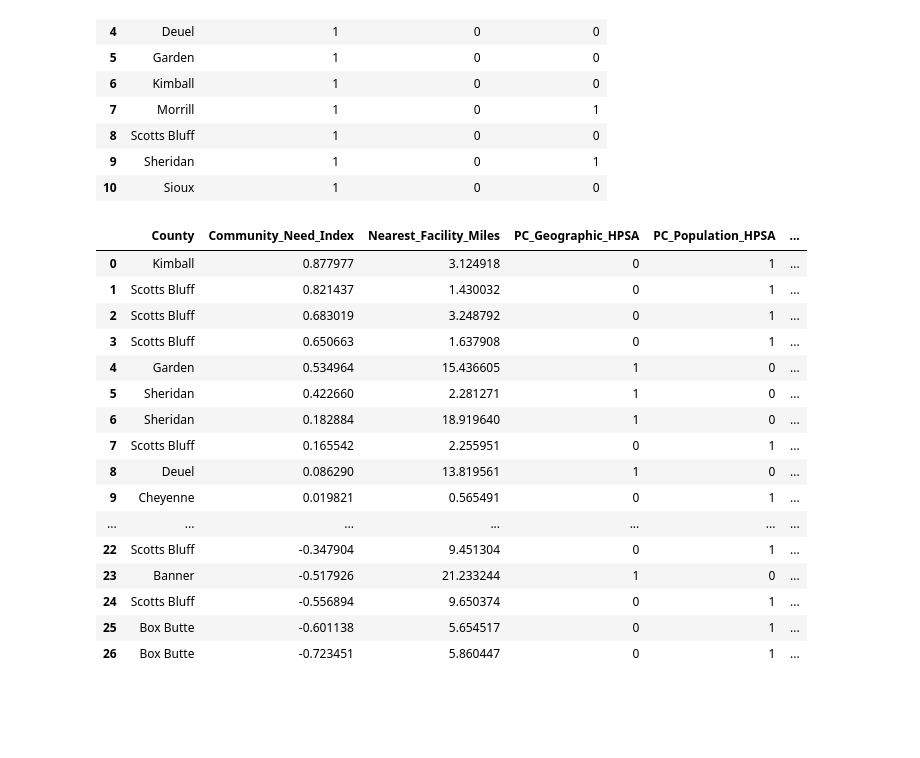
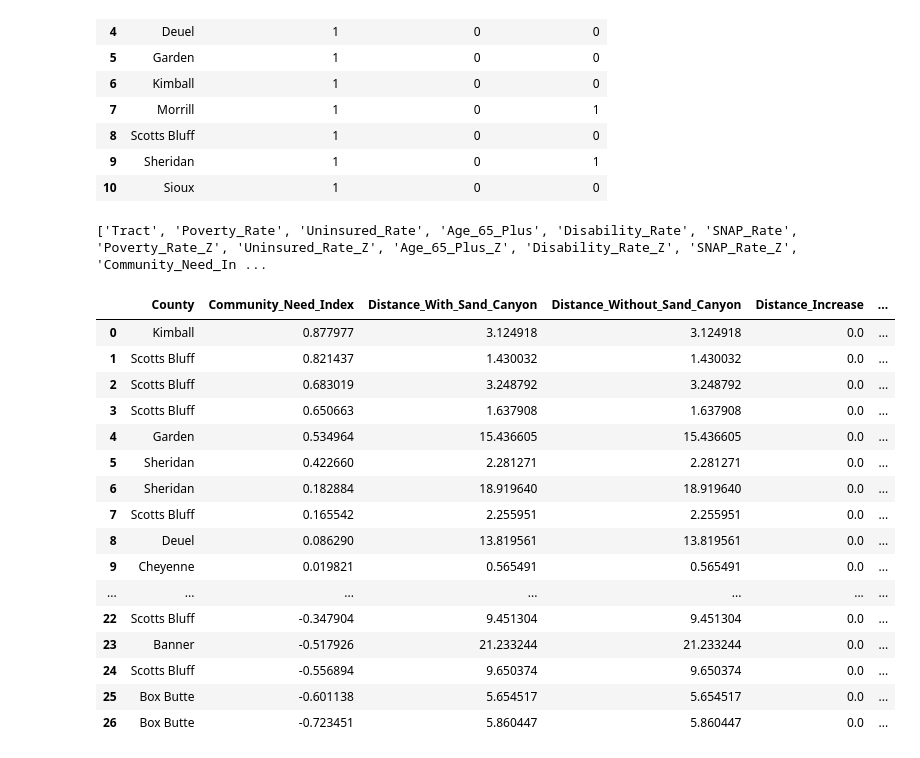
Before and after one commit to sck2189985/sand-canyon-project, a Jupyter notebook: Distance_calc_code.ipynb, the cells around one changed output. Saved outputs shown, nothing was run; the diff lists cells and outputs as text; code cells hidden in the pictures; blank space fills up the shorter version.

```diff
--- a/Distance_calc_code.ipynb
+++ b/Distance_calc_code.ipynb
@@ -80,14 +162,28 @@ tracts.to_csv("Agg Data FINAL/Panhandle_Tract_Facility_Distances.csv",index=Fals
 # %%
+
 # create matching tract descriptions using the GEOIDs
 tracts["Tract_Number"] = (tracts["Tract_GEOID"].astype(str).str[-6:].astype(int) // 100)
-
 tracts["Tract"] = ("Census Tract " + tracts["Tract_Number"].astype(str) + "; " + tracts["County"].str.title() + " County; Nebraska")
 
 # combine community need and facility distances
-project_data = acs_need.merge(tracts[["Tract", "Tract_GEOID", "Nearest_Facility_Miles"]],on="Tract",how="left")
+project_data = acs_need.merge(tracts[[
+        "Tract",
+        "Tract_GEOID",
+        "Distance_With_Sand_Canyon",
+        "Distance_Without_Sand_Canyon",
+        "Distance_Increase"]],
+    on="Tract",
+    how="left")
 
 print(project_data.shape)
-print(project_data["Nearest_Facility_Miles"].isna().sum())
+print(project_data["Distance_With_Sand_Canyon"].isna().sum())
+print(project_data["Distance_Without_Sand_Canyon"].isna().sum())
 
-display(project_data[["Tract", "Community_Need_Index","Nearest_Facility_Miles"]])
+display(project_data[[
+    "Tract",
+    "Community_Need_Index",
+    "Distance_With_Sand_Canyon",
+    "Distance_Without_Sand_Canyon",
+    "Distance_Increase"
+]])
 # %% [output]
@@ -236,44 +333,48 @@ display(mh_flags)
 | 8 | Scotts Bluff | 1 | 0 | 0 |
 | 9 | Sheridan | 1 | 0 | 1 |
 | 10 | Sioux | 1 | 0 | 0 |
+# %%
+print(project_data.columns.tolist())
+# %% [output]
+['Tract', 'Poverty_Rate', 'Uninsured_Rate', 'Age_65_Plus', 'Disability_Rate', 'SNAP_Rate', 'Poverty_Rate_Z', 'Uninsured_Rate_Z', 'Age_65_Plus_Z', 'Disability_Rate_Z', 'SNAP_Rate_Z', 'Community_Need_In ...
 # %%
 # adding county names to the tract data
 county_lookup = tracts[["Tract_GEOID", "County"]]
 
 project_data = project_data.merge(county_lookup,on="Tract_GEOID",how="left")
 
 # standardizing county names before merging
 project_data["County"] = project_data["County"].str.strip().str.title()
 pc_flags["County"] = pc_flags["County"].str.strip().str.title()
 mh_flags["County"] = mh_flags["County"].str.strip().str.title()
 
 # merging the primary care and mental health indicators
 project_data = project_data.merge(pc_flags, on="County", how="left")
 project_data = project_data.merge(mh_flags, on="County", how="left")
 
 # replacing missing indicators with zero
 hpsa_columns = ["PC_Geographic_HPSA", "PC_Population_HPSA", "PC_Facility_HPSA","MH_Geographic_HPSA", "MH_Population_HPSA", "MH_Facility_HPSA"]
 project_data[hpsa_columns] = project_data[hpsa_columns].fillna(0).astype(int)
 
-display(project_data[["County","Community_Need_Index","Nearest_Facility_Miles"] + hpsa_columns])
+display(project_data[["County","Community_Need_Index", "Distance_With_Sand_Canyon", "Distance_Without_Sand_Canyon", "Distance_Increase"] + hpsa_columns])
 # %% [output]
-|  | County | Community_Need_Index | Nearest_Facility_Miles | PC_Geographic_HPSA | PC_Population_HPSA | ... |
-| 0 | Kimball | 0.877977 | 3.124918 | 0 | 1 | ... |
-| 1 | Scotts Bluff | 0.821437 | 1.430032 | 0 | 1 | ... |
-| 2 | Scotts Bluff | 0.683019 | 3.248792 | 0 | 1 | ... |
-| 3 | Scotts Bluff | 0.650663 | 1.637908 | 0 | 1 | ... |
-| 4 | Garden | 0.534964 | 15.436605 | 1 | 0 | ... |
-| 5 | Sheridan | 0.422660 | 2.281271 | 1 | 0 | ... |
-| 6 | Sheridan | 0.182884 | 18.919640 | 1 | 0 | ... |
-| 7 | Scotts Bluff | 0.165542 | 2.255951 | 0 | 1 | ... |
-| 8 | Deuel | 0.086290 | 13.819561 | 1 | 0 | ... |
-| 9 | Cheyenne | 0.019821 | 0.565491 | 0 | 1 | ... |
+|  | County | Community_Need_Index | Distance_With_Sand_Canyon | Distance_Without_Sand_Canyon | Distance_Increase | ... |
+| 0 | Kimball | 0.877977 | 3.124918 | 3.124918 | 0.0 | ... |
+| 1 | Scotts Bluff | 0.821437 | 1.430032 | 1.430032 | 0.0 | ... |
+| 2 | Scotts Bluff | 0.683019 | 3.248792 | 3.248792 | 0.0 | ... |
+| 3 | Scotts Bluff | 0.650663 | 1.637908 | 1.637908 | 0.0 | ... |
+| 4 | Garden | 0.534964 | 15.436605 | 15.436605 | 0.0 | ... |
+| 5 | Sheridan | 0.422660 | 2.281271 | 2.281271 | 0.0 | ... |
+| 6 | Sheridan | 0.182884 | 18.919640 | 18.919640 | 0.0 | ... |
+| 7 | Scotts Bluff | 0.165542 | 2.255951 | 2.255951 | 0.0 | ... |
+| 8 | Deuel | 0.086290 | 13.819561 | 13.819561 | 0.0 | ... |
+| 9 | Cheyenne | 0.019821 | 0.565491 | 0.565491 | 0.0 | ... |
 | ... | ... | ... | ... | ... | ... | ... |
-| 22 | Scotts Bluff | -0.347904 | 9.451304 | 0 | 1 | ... |
-| 23 | Banner | -0.517926 | 21.233244 | 1 | 0 | ... |
-| 24 | Scotts Bluff | -0.556894 | 9.650374 | 0 | 1 | ... |
-| 25 | Box Butte | -0.601138 | 5.654517 | 0 | 1 | ... |
-| 26 | Box Butte | -0.723451 | 5.860447 | 0 | 1 | ... |
+| 22 | Scotts Bluff | -0.347904 | 9.451304 | 9.451304 | 0.0 | ... |
+| 23 | Banner | -0.517926 | 21.233244 | 21.233244 | 0.0 | ... |
+| 24 | Scotts Bluff | -0.556894 | 9.650374 | 9.650374 | 0.0 | ... |
+| 25 | Box Butte | -0.601138 | 5.654517 | 5.654517 | 0.0 | ... |
+| 26 | Box Butte | -0.723451 | 5.860447 | 5.860447 | 0.0 | ... |
 # %%
 
 project_data.to_csv("Agg Data FINAL/Panhandle_Final_Project_Data.csv",index=False)
```
Also changed, not shown: parts of 7 cells of this notebook, 7 other files.
